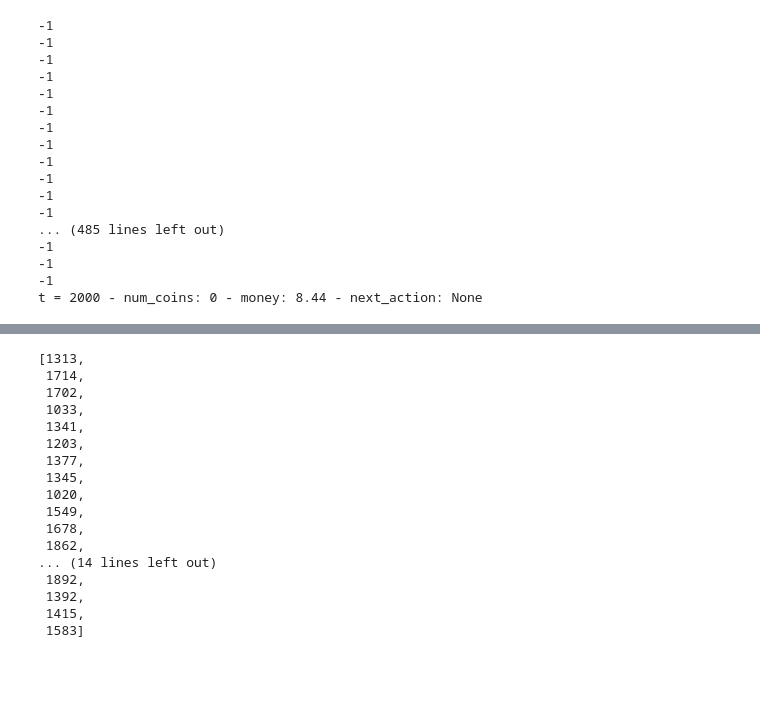
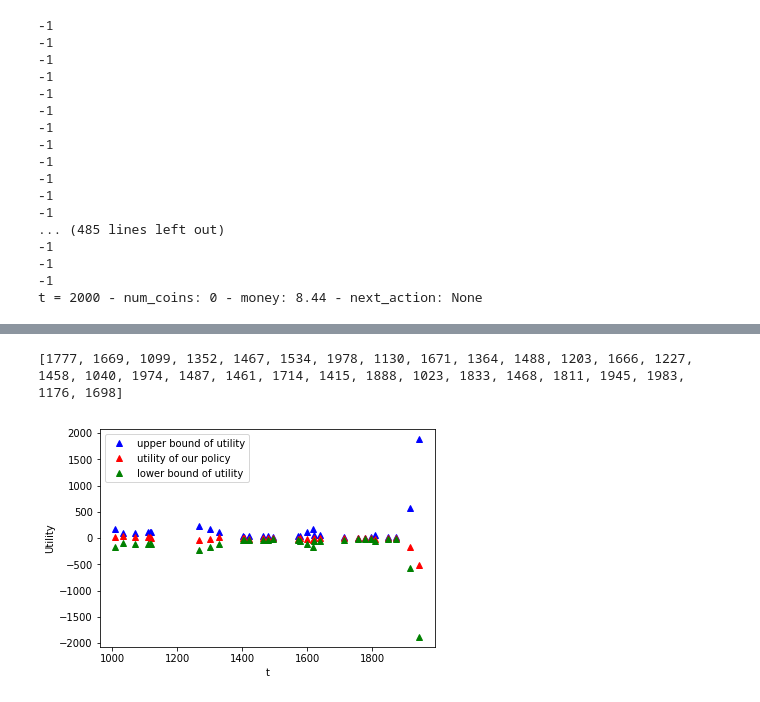
Before and after one commit to jennykim1016/AA228Project3, a Jupyter notebook: Naive NN.ipynb, the cells around one changed output, grey strips where cells are left out. Drawn from its saved outputs; the diff is of its cells as text; code cells hidden in the pictures; blank space fills up the shorter version.

```diff
--- a/Naive NN.ipynb
+++ b/Naive NN.ipynb
@@ -445,21 +446,64 @@ Reward: 0.19 - Upper bound: 61.45 - Upper bound first 50: 32.55
 # %%
 random.seed(1000)
-random.sample(range(1000, 2000), 30)
+print list(random.sample(range(1000, 2000), 30))
 # %% [output]
-[1313,
- 1714,
- 1702,
- 1033,
- 1341,
- 1203,
- 1377,
- 1345,
- 1020,
- 1549,
- 1678,
- 1862,
-... (14 lines left out)
- 1892,
- 1392,
- 1415,
- 1583]
+[1777, 1669, 1099, 1352, 1467, 1534, 1978, 1130, 1671, 1364, 1488, 1203, 1666, 1227, 1458, 1040, 1974, 1487, 1461, 1714, 1415, 1888, 1023, 1833, 1468, 1811, 1945, 1983, 1176, 1698]
+# %%
+
+import numpy as np
+import random
+import hyper_param
+import qlearning
+import pickle
+
+random.seed(1000)
+
+def evaluate_reward(policy, test_data, random_index):
+    policy_length = len(policy)
+    reward = np.dot(policy, test_data[random_index:random_index+policy_length])
+    reward -= (sum(policy)*test_data[random_index+policy_length-1])
+    return reward
+
+def upper_bound_of_maximum_gain(time_step, prices, horizon=100):
+    #all_prices_in_100_time_step = np.array(prices[time_step: time_step + horizon])
+    all_prices_in_100_time_step = np.array(prices[time_step: time_step + horizon])
+    closing_price = all_prices_in_100_time_step[-1]
+    diff = all_prices_in_100_time_step - closing_price
+    return np.sum(np.absolute(diff))
+
+def plotAll(t_array, upper_bound_array, reward_array):
+    import matplotlib.pyplot as plt
+    plt.figure()
+    plt.plot(t_array, upper_bound_array, 'bx')
+    plt.plot(t_array, reward_array, 'go')
+    plt.show()
+
+def plotAll2(t_array, upper_bound_array, reward_array):
+    import pylab
+    pylab.plot(t_array, upper_bound_array, 'b^', label='upper bound of utility')
+    pylab.plot(t_array, reward_array, 'r^', label='utility of our policy')
+    pylab.plot(t_array, -np.array(upper_bound_array), 'g^', label='lower bound of utility')
+    pylab.legend(loc='upper left')
+    pylab.xlabel('t')
+    pylab.ylabel('Utility')
+    pylab.show()
+
+prices = hp.get_price_history().squeeze()
+t_array = []
+upper_bound_array = []
+reward_array = []
+
+for i in range(hp.get_evaluation_step()):
+    random_time = random.randint(1000, 2000)
+    policy_length = hyper_param.get_policy_length()
+    #policy = generate_NN_1_step_policy(random_time, prices, policy_length)
+    #qlearning_policy = qlearning.generate_Q_learning_policy(random_time, policy_length)
+
+    t_array.append(random_time)
+    upper_bound_array.append(upper_bound_of_maximum_gain(random_time, prices))
+    #reward_array.append(evaluate.evaluate_reward(policy, prices, random_time))
+    #reward_array.append(evaluate.evaluate_reward(qlearning_policy, prices, random_time))
+
+plotAll2(t_array, upper_bound_array, reward_array)
+# %% [output]
+[figure, added]
```
Also changed, not shown: parts of 3 cells of this notebook, 2 other files.
